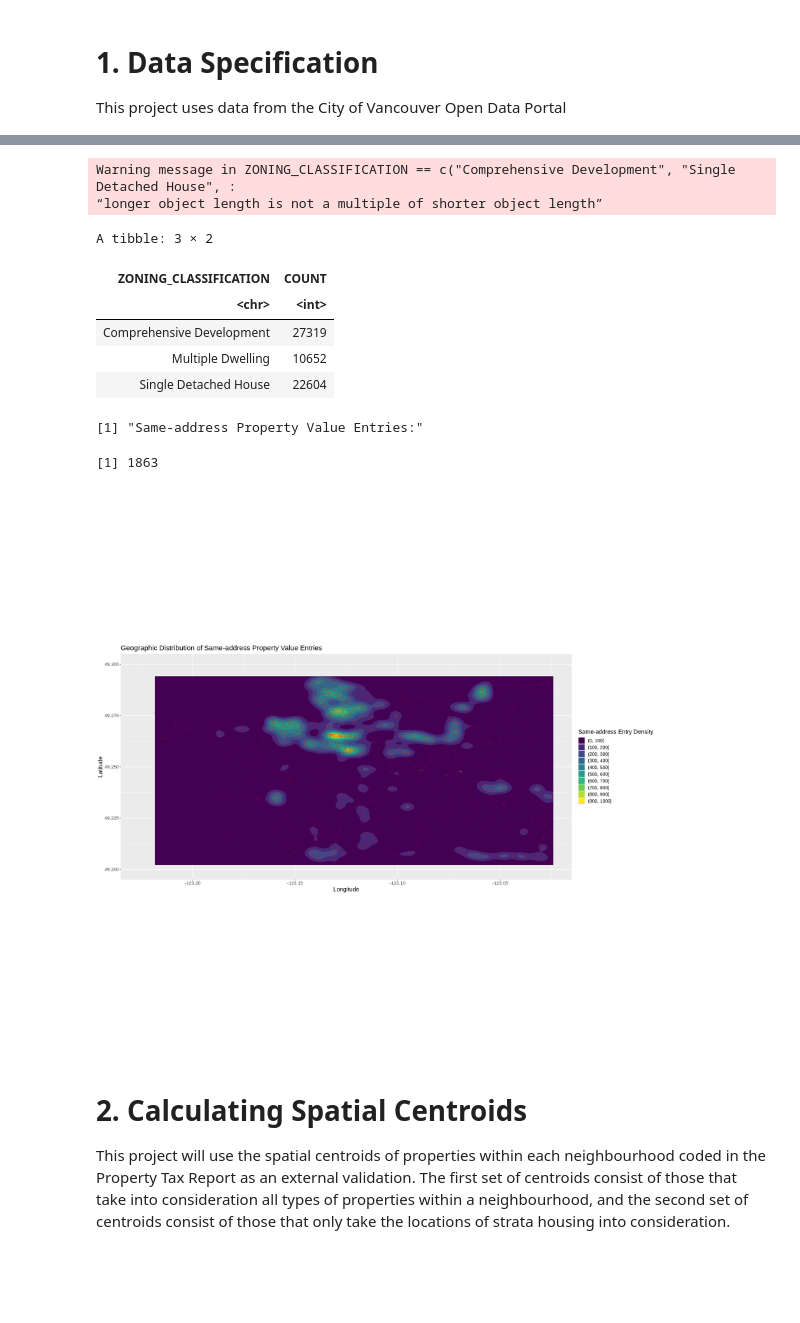
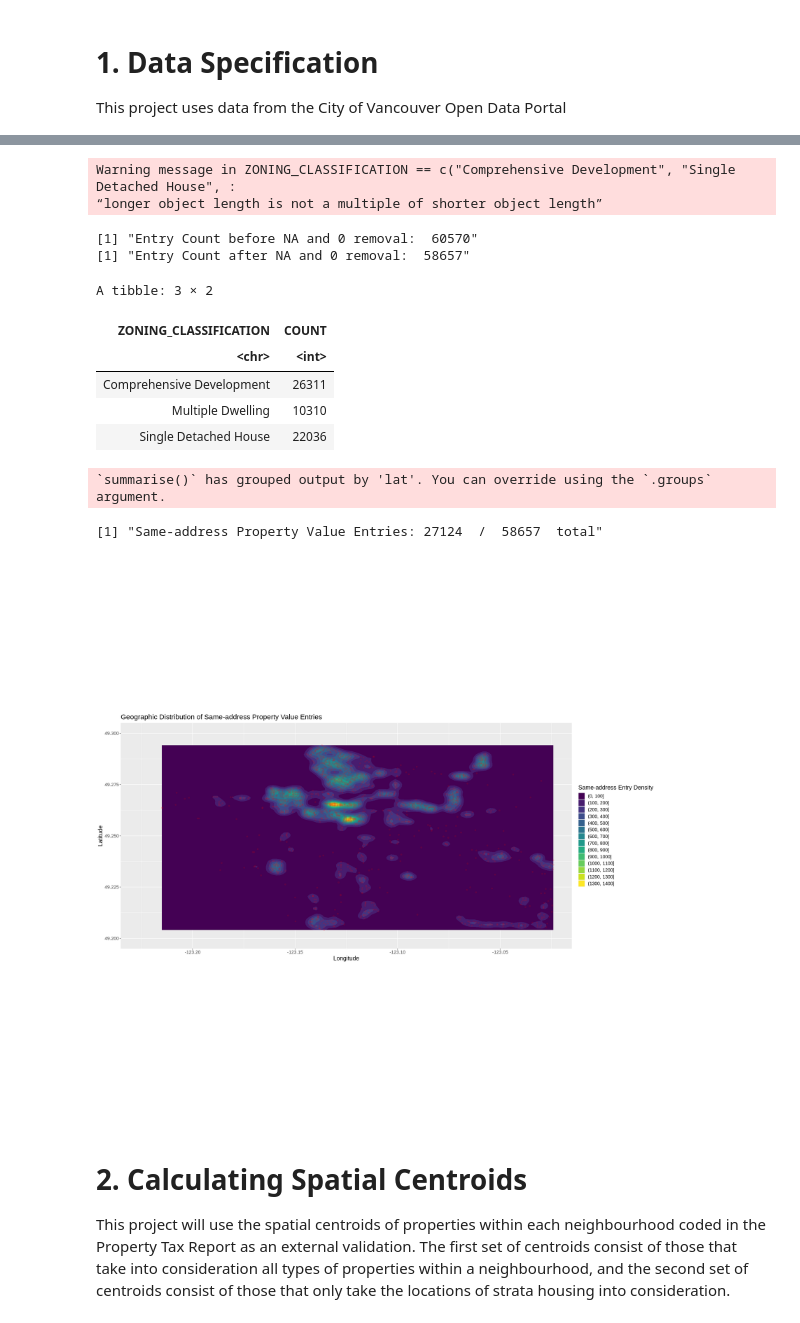
Before and after one commit to halarii/dsci100-2023s1-group-44, a Jupyter notebook: clustering-analysis.ipynb, the cells around one changed output, grey strips where cells are left out. Saved outputs shown, nothing was run; the diff lists cells and outputs as text; code cells hidden in the pictures; blank space fills up the shorter version.

Commit message:
Completed aggregate value calculations
Added:
- Aggregate Current Land Value
- Aggregate Improvement Value
- Mean Year Built
- Mean Big Improvement Year
- Mean Tax Levy
- Same Address Entries

```diff
--- a/clustering-analysis.ipynb
+++ b/clustering-analysis.ipynb
@@ -83,13 +87,25 @@ dbl (1): CIVIC_NUMBER
 ℹ Use `spec()` to retrieve the full column specification for this data.
 ℹ Specify the column types or set `show_col_types = FALSE` to quiet this message.
 # %%
-#filter for housing properties
+## Data Tidying
+# Filter for housing properties only by zone
 property_housing_only <- ptax_parcel_merged |>
     filter(ZONING_CLASSIFICATION == c("Comprehensive Development",
+                                      # NOTE: Comprehensive Developments are mixed-use, and could look like an
+                                      # apartment building with shops below, or a shopping mall with a few apartments
+                                      # above. This report acknowledges the limitations of this in further sections.
                                       "Single Detached House",
                                       "Multiple Dwelling"))
 
-#summary table counting each housing type
+print(paste("Entry Count before NA and 0 removal: ", nrow(property_housing_only)))
+property_housing_only <- property_housing_only |>
+                            filter(CURRENT_LAND_VALUE > 0,
+                                   CURRENT_IMPROVEMENT_VALUE > 0,
+                                   YEAR_BUILT > 0,
+                                   BIG_IMPROVEMENT_YEAR > 0)
+print(paste("Entry Count after NA and 0 removal: ", nrow(property_housing_only)))
+
+# Summary table counting each housing type
 property_summ_table <- property_housing_only |>
     group_by(ZONING_CLASSIFICATION) |>
     summarize(COUNT = n())
@@ -97,41 +113,49 @@ property_summ_table
 # %% [output]
 Warning message in ZONING_CLASSIFICATION == c("Comprehensive Development", "Single Detached House", :
 “longer object length is not a multiple of shorter object length”
-A tibble: 3 × 2
+[1] "Entry Count before NA and 0 removal:  60570"
+[1] "Entry Count after NA and 0 removal:  58657"
+A tibble: 3 × 2
 | ZONING_CLASSIFICATION | COUNT |
 | <chr> | <int> |
-| Comprehensive Development | 27319 |
-| Multiple Dwelling | 10652 |
-| Single Detached House | 22604 |
+| Comprehensive Development | 26311 |
+| Multiple Dwelling | 10310 |
+| Single Detached House | 22036 |
 # %%
 ## Address Aggregation
 # Find count of same-address property value entries by location
-property_aggregated <- property_housing_only |>
+
+housing_aggregated <- property_housing_only |>
                         group_by(lat, long) |>
-                        count() |>
-                        arrange(n) |>
-                        filter(n > 1)
-print("Same-address Property Value Entries:")
-nrow(property_aggregated)
+                        arrange(long) |>
+                        summarize(AGGREGATE_CURRENT_LAND_VALUE = sum(CURRENT_LAND_VALUE),
+                                  AGGREGATE_IMPROVEMENT_VALUE = sum(CURRENT_IMPROVEMENT_VALUE),
+                                  MEAN_YEAR_BUILT = mean(YEAR_BUILT),
+                                  MEAN_BIG_IMPROVEMENT_YEAR = mean(BIG_IMPROVEMENT_YEAR),
+                                  MEAN_TAX_LEVY = mean(TAX_LEVY),
+                                  SAME_ADDRESS_ENTRIES = n())
+# head(housing_aggregated)
 
-# Plot Geographic distribution of Same-Address Property
+print(paste("Same-address Property Value Entries:", nrow(housing_aggregated), " / ", nrow(property_housing_only), " total"))
+
+# Plot Geographic distribution of Same-Address Property Tax Report Entries
 options(repr.plot.width = 20, repr.plot.height =20)
-property_plot <- property_aggregated |>
-                mutate(lat = as.double(lat)) |>
-                mutate(long = as.double(long)) |>
-                ggplot(aes(x=long,y=lat, z=n)) +
+property_plot <- housing_aggregated |>
+                filter(SAME_ADDRESS_ENTRIES > 1) |>
+                ggplot(aes(x=long,y=lat, z= SAME_ADDRESS_ENTRIES)) +
                 geom_density_2d_filled(adjust = 1/4) +
                 geom_point(alpha = 0.125, color = "red") +
                 coord_fixed(ratio = 1, xlim = c(-123.225,-123.025), ylim = c(49.20, 49.30), expand = TRUE, clip = "on") +
                 labs(x = "Longitude", y = "Latitude",
                      fill = "Same-address Entry Density",
                      title = "Geographic Distribution of Same-address Property Value Entries") +
                 theme(text = element_text(size = 15))
 property_plot
 # %% [output]
-[1] "Same-address Property Value Entries:"
+`summarise()` has grouped output by 'lat'. You can override using the `.groups`
+argument.
-[1] 1863
+[1] "Same-address Property Value Entries: 27124  /  58657  total"
-[figure, old version]
+[figure, new version]
 # %% [markdown]
 <h1> 2. Calculating Spatial Centroids </h1>
 
```
Also changed, not shown: parts of 2 cells of this notebook.
